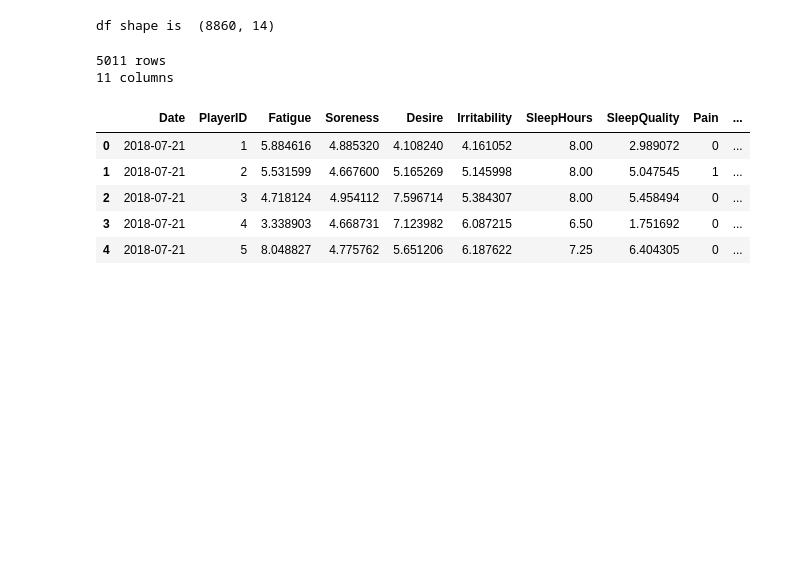
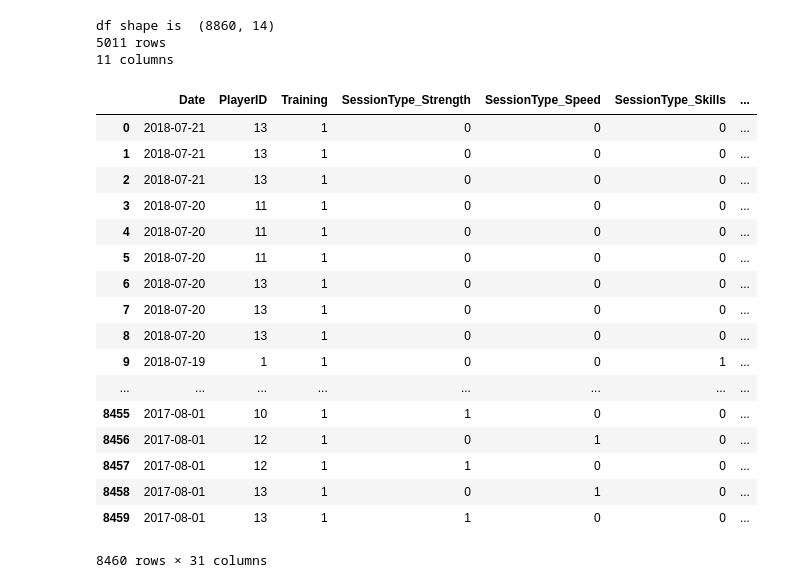
Before and after one commit to NicolasHu11/MCPY, a Jupyter notebook: merge two list .ipynb, the cells around one changed output. Drawn from its saved outputs; the diff is of its cells as text; code cells hidden in the pictures; blank space fills up the shorter version.

Commit message:
done the merge

```diff
--- a/merge two list .ipynb
+++ b/merge two list .ipynb
@@ -87,19 +87,39 @@ def clean_wellness():
         df1.loc[df1['PlayerID'] == num,'SleepQuality']  = 100*preprocessing.normalize([df1.loc[df1['PlayerID'] == num]['SleepQuality']])[0]
 
     return df1
-# %%
-df_rpe = clean_rpe()
-# %% [output]
-df shape is  (8860, 14)
-# %%
-df_wellness = clean_wellness()
-df_wellness.head()
-# %% [output]
-5011 rows
-11 columns
-|  | Date | PlayerID | Fatigue | Soreness | Desire | Irritability | SleepHours | SleepQuality | Pain | ... |
-| 0 | 2018-07-21 | 1 | 5.884616 | 4.885320 | 4.108240 | 4.161052 | 8.00 | 2.989072 | 0 | ... |
-| 1 | 2018-07-21 | 2 | 5.531599 | 4.667600 | 5.165269 | 5.145998 | 8.00 | 5.047545 | 1 | ... |
-| 2 | 2018-07-21 | 3 | 4.718124 | 4.954112 | 7.596714 | 5.384307 | 8.00 | 5.458494 | 0 | ... |
-| 3 | 2018-07-21 | 4 | 3.338903 | 4.668731 | 7.123982 | 6.087215 | 6.50 | 1.751692 | 0 | ... |
-| 4 | 2018-07-21 | 5 | 8.048827 | 4.775762 | 5.651206 | 6.187622 | 7.25 | 6.404305 | 0 | ... |
+# %%
+def merger_two_df():
+    df_rpe = clean_rpe()
+    df_wellness = clean_wellness()
+
+    df_merge = df_rpe.merge(df_wellness, left_on=['Date','PlayerID'], right_on=['Date','PlayerID'], suffixes=('_left', '_right'))
+#     df_merge.Fatigue.unique()
+
+    return df_merge
+# %%
+df_merge = merger_two_df()
+# %% [output]
+df shape is  (8860, 14)
+5011 rows
+11 columns
+# %%
+df_merge
+# %% [output]
+|  | Date | PlayerID | Training | SessionType_Strength | SessionType_Speed | SessionType_Skills | ... |
+| 0 | 2018-07-21 | 13 | 1 | 0 | 0 | 0 | ... |
+| 1 | 2018-07-21 | 13 | 1 | 0 | 0 | 0 | ... |
+| 2 | 2018-07-21 | 13 | 1 | 0 | 0 | 0 | ... |
+| 3 | 2018-07-20 | 11 | 1 | 0 | 0 | 0 | ... |
+| 4 | 2018-07-20 | 11 | 1 | 0 | 0 | 0 | ... |
+| 5 | 2018-07-20 | 11 | 1 | 0 | 0 | 0 | ... |
+| 6 | 2018-07-20 | 13 | 1 | 0 | 0 | 0 | ... |
+| 7 | 2018-07-20 | 13 | 1 | 0 | 0 | 0 | ... |
+| 8 | 2018-07-20 | 13 | 1 | 0 | 0 | 0 | ... |
+| 9 | 2018-07-19 | 1 | 1 | 0 | 0 | 1 | ... |
+| ... | ... | ... | ... | ... | ... | ... | ... |
+| 8455 | 2017-08-01 | 10 | 1 | 1 | 0 | 0 | ... |
+| 8456 | 2017-08-01 | 12 | 1 | 0 | 1 | 0 | ... |
+| 8457 | 2017-08-01 | 12 | 1 | 1 | 0 | 0 | ... |
+| 8458 | 2017-08-01 | 13 | 1 | 0 | 1 | 0 | ... |
+| 8459 | 2017-08-01 | 13 | 1 | 1 | 0 | 0 | ... |
+8460 rows × 31 columns
```
